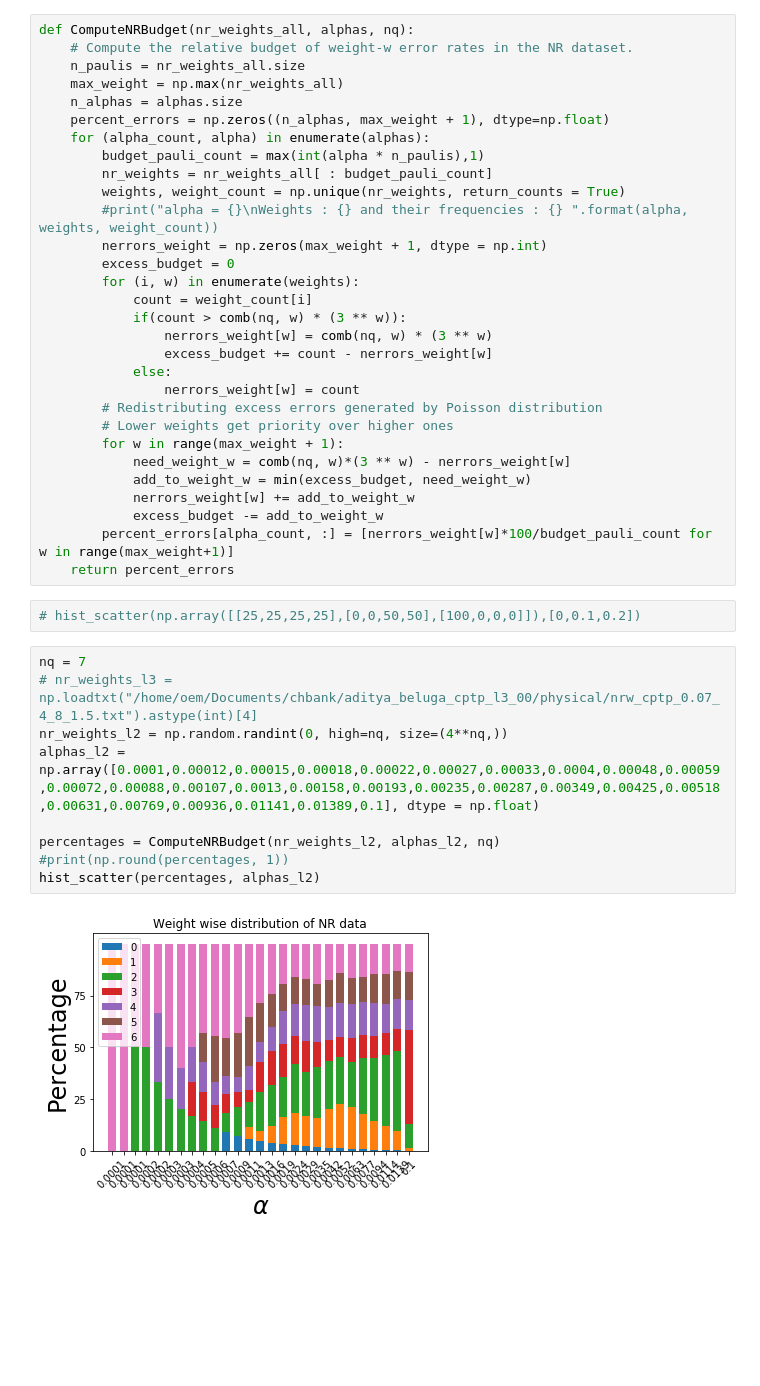
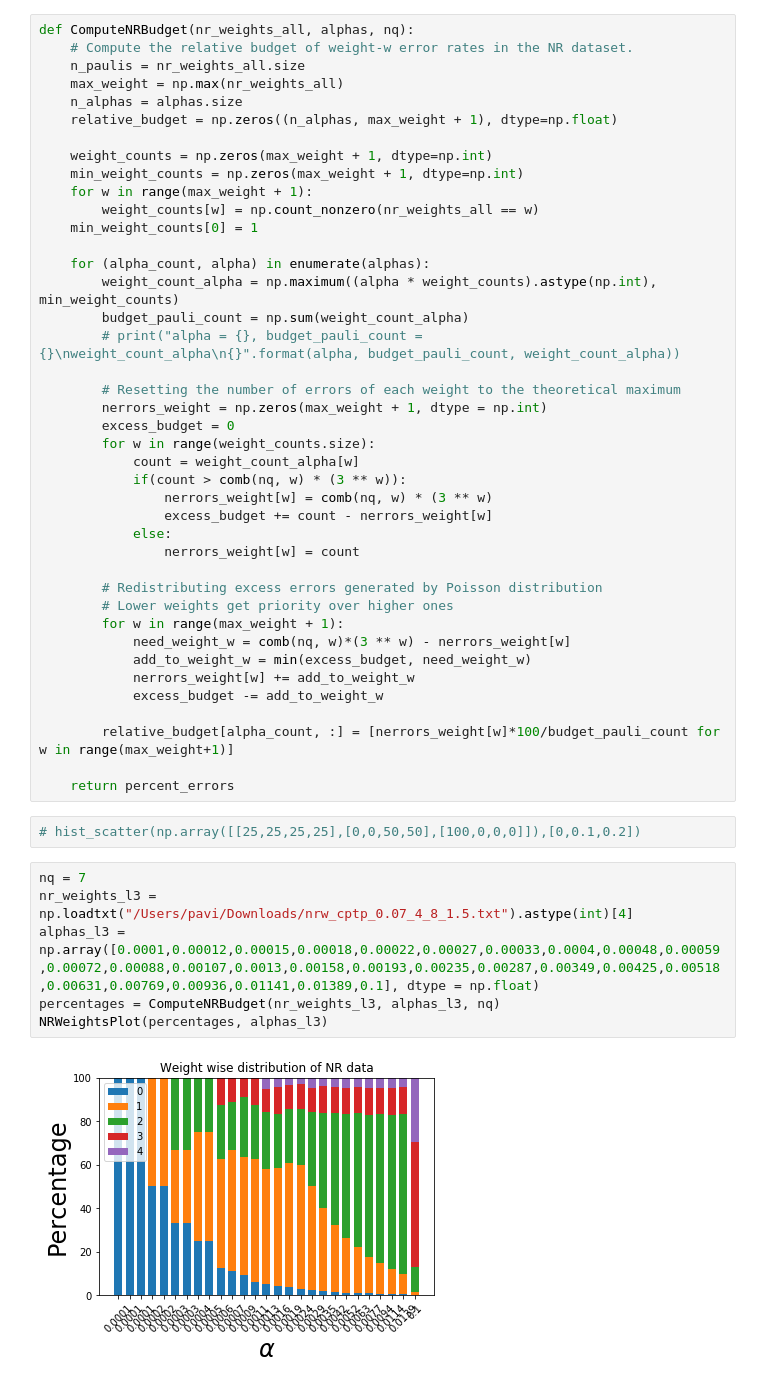
Before and after one commit to aditya2003/QECCLfid, a Jupyter notebook: Tanner.ipynb, the cells around one changed output. Drawn from its saved outputs; the diff is of its cells as text; blank space fills up the shorter version.

```diff
--- a/Tanner.ipynb
+++ b/Tanner.ipynb
@@ -83,21 +83,30 @@ def ComputeNRBudget(nr_weights_all, alphas, nq):
     n_paulis = nr_weights_all.size
     max_weight = np.max(nr_weights_all)
     n_alphas = alphas.size
-    percent_errors = np.zeros((n_alphas, max_weight + 1), dtype=np.float)
+    relative_budget = np.zeros((n_alphas, max_weight + 1), dtype=np.float)
+
+    weight_counts = np.zeros(max_weight + 1, dtype=np.int)
+    min_weight_counts = np.zeros(max_weight + 1, dtype=np.int)
+    for w in range(max_weight + 1):
+        weight_counts[w] = np.count_nonzero(nr_weights_all == w)
+    min_weight_counts[0] = 1
+
     for (alpha_count, alpha) in enumerate(alphas):
-        budget_pauli_count = max(int(alpha * n_paulis),1)
-        nr_weights = nr_weights_all[ : budget_pauli_count]
-        weights, weight_count = np.unique(nr_weights, return_counts = True)
-        #print("alpha = {}\nWeights : {} and their frequencies : {} ".format(alpha, weights, weight_count))
+        weight_count_alpha = np.maximum((alpha * weight_counts).astype(np.int), min_weight_counts)
+        budget_pauli_count = np.sum(weight_count_alpha)
+        # print("alpha = {}, budget_pauli_count = {}\nweight_count_alpha\n{}".format(alpha, budget_pauli_count, weight_count_alpha))
+
+        # Resetting the number of errors of each weight to the theoretical maximum
         nerrors_weight = np.zeros(max_weight + 1, dtype = np.int)
         excess_budget = 0
-        for (i, w) in enumerate(weights):
-            count = weight_count[i]
+        for w in range(weight_counts.size):
+            count = weight_count_alpha[w]
             if(count > comb(nq, w) * (3 ** w)):
                 nerrors_weight[w] = comb(nq, w) * (3 ** w)
                 excess_budget += count - nerrors_weight[w]
             else:
                 nerrors_weight[w] = count
+
         # Redistributing excess errors generated by Poisson distribution
         # Lower weights get priority over higher ones
         for w in range(max_weight + 1):
@@ -105,18 +114,17 @@ def ComputeNRBudget(nr_weights_all, alphas, nq):
             add_to_weight_w = min(excess_budget, need_weight_w)
             nerrors_weight[w] += add_to_weight_w
             excess_budget -= add_to_weight_w
-        percent_errors[alpha_count, :] = [nerrors_weight[w]*100/budget_pauli_count for w in range(max_weight+1)]
+
+        relative_budget[alpha_count, :] = [nerrors_weight[w]*100/budget_pauli_count for w in range(max_weight+1)]
+
     return percent_errors
 # %%
 # hist_scatter(np.array([[25,25,25,25],[0,0,50,50],[100,0,0,0]]),[0,0.1,0.2])
 # %%
 nq = 7
-# nr_weights_l3 = np.loadtxt("/home/oem/Documents/chbank/aditya_beluga_cptp_l3_00/physical/nrw_cptp_0.07_4_8_1.5.txt").astype(int)[4]
-nr_weights_l2 = np.random.randint(0, high=nq, size=(4**nq,))
-alphas_l2 = np.array([0.0001,0.00012,0.00015,0.00018,0.00022,0.00027,0.00033,0.0004,0.00048,0.00059,0.00072,0.00088,0.00107,0.0013,0.00158,0.00193,0.00235,0.00287,0.00349,0.00425,0.00518,0.00631,0.00769,0.00936,0.01141,0.01389,0.1], dtype = np.float)
-
-percentages = ComputeNRBudget(nr_weights_l2, alphas_l2, nq)
-#print(np.round(percentages, 1))
-hist_scatter(percentages, alphas_l2)
+nr_weights_l3 = np.loadtxt("/Users/pavi/Downloads/nrw_cptp_0.07_4_8_1.5.txt").astype(int)[4]
+alphas_l3 = np.array([0.0001,0.00012,0.00015,0.00018,0.00022,0.00027,0.00033,0.0004,0.00048,0.00059,0.00072,0.00088,0.00107,0.0013,0.00158,0.00193,0.00235,0.00287,0.00349,0.00425,0.00518,0.00631,0.00769,0.00936,0.01141,0.01389,0.1], dtype = np.float)
+percentages = ComputeNRBudget(nr_weights_l3, alphas_l3, nq)
+NRWeightsPlot(percentages, alphas_l3)
 # %% [output]
-[figure, old version]
+[figure, new version]
```
Also changed, not shown: parts of 1 cell of this notebook.
